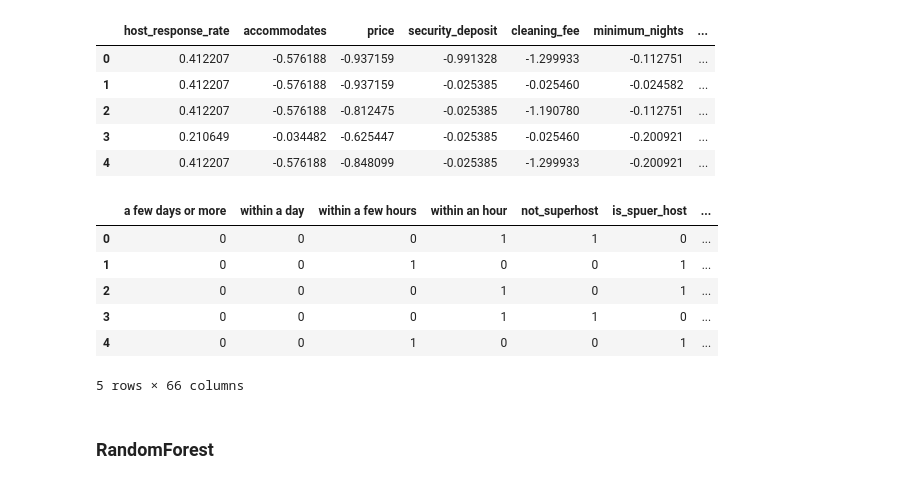
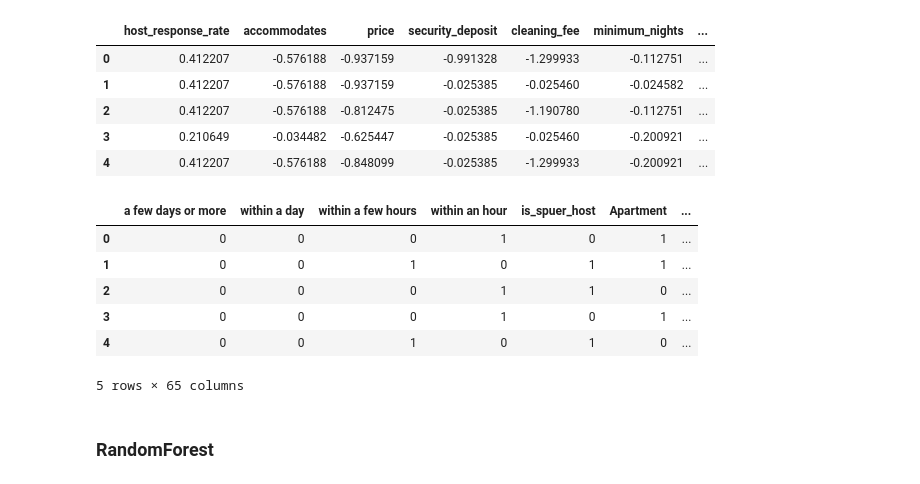
Before and after one commit to guo950625/Boston-Airbnb-Analysis, a Jupyter notebook: SentimentAnalysis/boston_airbnb_analysis .ipynb, the cells around one changed output. Saved outputs shown, nothing was run; the diff lists cells and outputs as text; code cells hidden in the pictures.

```diff
--- a/SentimentAnalysis/boston_airbnb_analysis .ipynb
+++ b/SentimentAnalysis/boston_airbnb_analysis .ipynb
@@ -425,15 +434,16 @@ df_regress.head()
 # %%
 df_regress = pd.concat([host_response_time,host_is_superhost,property_type,room_type,host_neighbourhood,cancellation_policy,df_regress], axis=1, join='inner', ignore_index=False)
 df_regress.rename(columns={"f": "not_superhost", "t":"is_spuer_host"},inplace=True)
+del df_regress['not_superhost']
 df_regress.head()
 # %% [output]
-|  | a few days or more | within a day | within a few hours | within an hour | not_superhost | is_spuer_host | ... |
-| 0 | 0 | 0 | 0 | 1 | 1 | 0 | ... |
-| 1 | 0 | 0 | 1 | 0 | 0 | 1 | ... |
-| 2 | 0 | 0 | 0 | 1 | 0 | 1 | ... |
-| 3 | 0 | 0 | 0 | 1 | 1 | 0 | ... |
-| 4 | 0 | 0 | 1 | 0 | 0 | 1 | ... |
+|  | a few days or more | within a day | within a few hours | within an hour | is_spuer_host | Apartment | ... |
+| 0 | 0 | 0 | 0 | 1 | 0 | 1 | ... |
+| 1 | 0 | 0 | 1 | 0 | 1 | 1 | ... |
+| 2 | 0 | 0 | 0 | 1 | 1 | 0 | ... |
+| 3 | 0 | 0 | 0 | 1 | 0 | 1 | ... |
+| 4 | 0 | 0 | 1 | 0 | 1 | 0 | ... |
-5 rows × 66 columns
+5 rows × 65 columns
 # %% [markdown]
 ### RandomForest
 # %%
```
Also changed, not shown: parts of 16 cells of this notebook.
